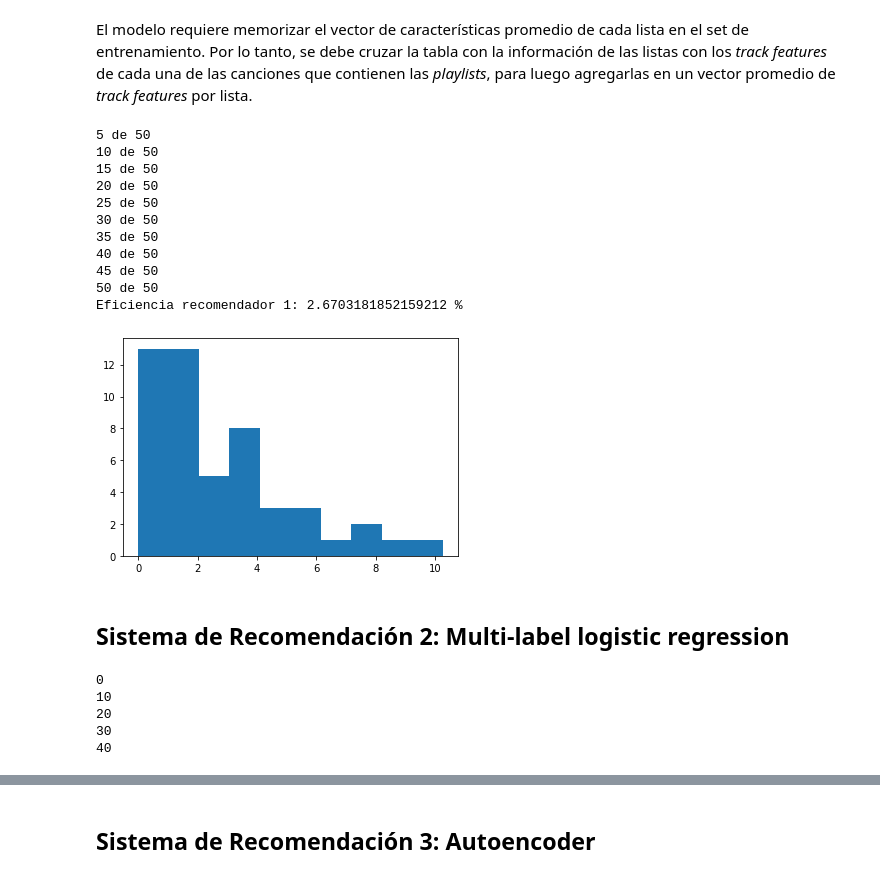
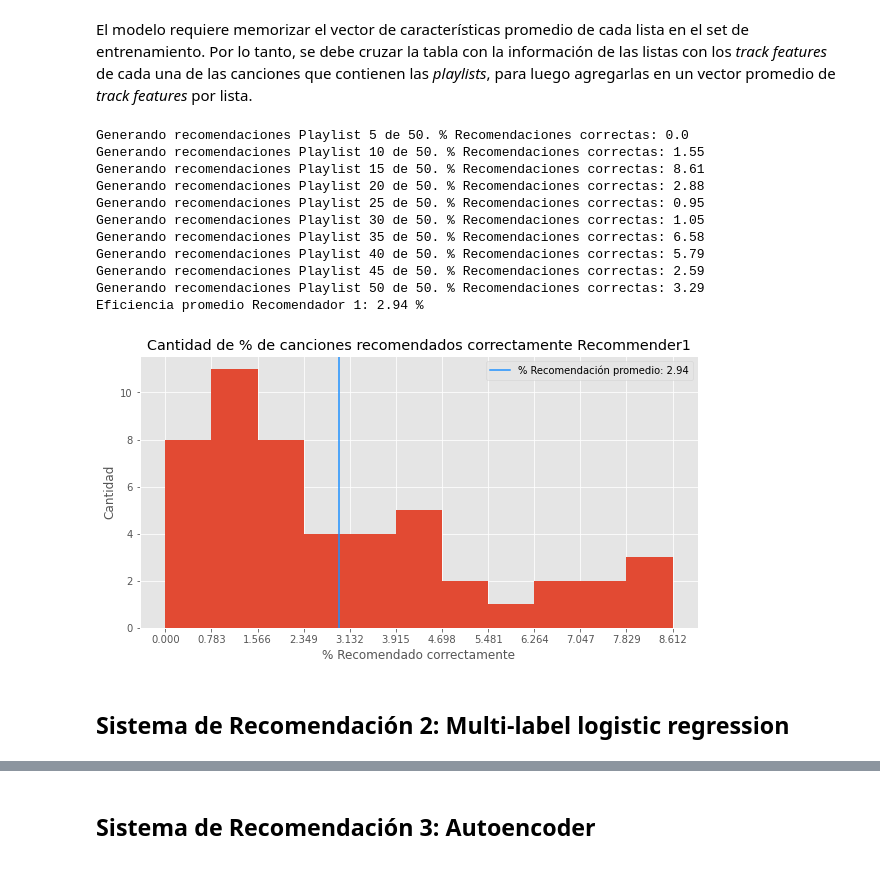
Before and after one commit to alcazar90/CC5205-3-proyecto, a Jupyter notebook: sandbox/pipeline_validacion.ipynb, the cells around one changed output, grey strips where cells are left out. Cells and saved outputs as stored; diff of their text form; code cells hidden in the pictures.

```diff
--- a/sandbox/pipeline_validacion.ipynb
+++ b/sandbox/pipeline_validacion.ipynb
@@ -2,14 +2,39 @@
 # Pipeline de Validación
 # %% [markdown]
 Cargamos las tablas de validación desde el github. Estas contienen track_features y playlists de las 50 playlists con más canciones del dataset de 2000 playlists. Ya se encuentran limpiadas (ambas tablas sólo contienen info de canciones de menos de 15 minutos y sin valores nulos).
+# %%
+# Módulos
+import pandas as pd
+import numpy as np
+from scipy.spatial import distance_matrix
+from sklearn.metrics.pairwise import cosine_similarity
+import matplotlib.pyplot as plt
+from sklearn.preprocessing import PolynomialFeatures
+from sklearn.linear_model import LogisticRegression
+import os
+import torch
+import torchvision
+from torch import nn
+from torch.autograd import Variable
+from torch.utils.data import DataLoader
+from torch.utils.data import Dataset
+
+from sklearn.preprocessing import StandardScaler
+
+import warnings
+warnings.filterwarnings("ignore")
+
+plt.style.use("ggplot")
 # %%
-import pandas as pd
-import numpy as np
-
 playlists_val = pd.read_csv('https://github.com/alcazar90/CC5205-3-proyecto/raw/main/data/validacion/50_playlists_validation.csv')
 tracks_val = pd.read_csv('https://github.com/alcazar90/CC5205-3-proyecto/raw/main/data/validacion/50_tracks_validation.csv')
 artist_info = pd.read_csv('https://github.com/alcazar90/CC5205-3-proyecto/raw/main/data/artist/2000_artist_sample.csv.gz')
+
+# Se genera set de pids (playlist id) únicos
+pids = list(set(playlists_val["pid"]))
+
 cols=tracks_val.columns
 tracks_val.columns=[col[15:] if col[:15]=="audio_features." else col for col in cols]
+tracks_val = tracks_val.drop(columns=["Unnamed: 0"])
 tracks_val.head(n=2)
 # %% [output]
@@ -171,36 +206,31 @@ features_by_pid_plus_artist = \
     .merge(artist_info[['artists.uri', 'artists.popularity']], left_on='artist_uri', right_on='artists.uri', how='left') \
     .drop(['artists.uri'], axis=1)
 # %%
-recomendador_1 =recommender_1()
+recomendador_1 = Recommender1()
 recomendador_1.fit(avg_features_by_pid.iloc[:, 1:].to_numpy(),
                    avg_features_by_pid.iloc[:, 0].to_numpy(),
                    features_by_pid_plus_artist)
 # %%
 np.random.seed(1991)
-eficiencia_1=validar_recomendador(recomendador_1)
-print("Eficiencia recomendador 1:", eficiencia_1,"%")
+eficiencia_1=validar_recomendador(playlists_val, pids, recomendador_1)
+print("Eficiencia promedio Recomendador 1:", round(eficiencia_1, 2),"%")
 # %% [output]
-5 de 50
-10 de 50
-15 de 50
-20 de 50
-25 de 50
-30 de 50
-35 de 50
-40 de 50
-45 de 50
-50 de 50
-Eficiencia recomendador 1: 2.6703181852159212 %
+Generando recomendaciones Playlist 5 de 50. % Recomendaciones correctas: 0.0
+Generando recomendaciones Playlist 10 de 50. % Recomendaciones correctas: 1.55
+Generando recomendaciones Playlist 15 de 50. % Recomendaciones correctas: 8.61
+Generando recomendaciones Playlist 20 de 50. % Recomendaciones correctas: 2.88
+Generando recomendaciones Playlist 25 de 50. % Recomendaciones correctas: 0.95
+Generando recomendaciones Playlist 30 de 50. % Recomendaciones correctas: 1.05
+Generando recomendaciones Playlist 35 de 50. % Recomendaciones correctas: 6.58
+Generando recomendaciones Playlist 40 de 50. % Recomendaciones correctas: 5.79
+Generando recomendaciones Playlist 45 de 50. % Recomendaciones correctas: 2.59
+Generando recomendaciones Playlist 50 de 50. % Recomendaciones correctas: 3.29
+Eficiencia promedio Recomendador 1: 2.94 %
-[figure, old version]
+[figure, new version]
 # %% [markdown]
 ## Sistema de Recomendación 2: Multi-label logistic regression
 # %%
-from sklearn.preprocessing import PolynomialFeatures
-from sklearn.linear_model import LogisticRegression
-import warnings
-warnings.filterwarnings("ignore")
-
-class recommender_2:
+class Recommender2:
     def __init__(self):
         pass
 
@@ -246,12 +276,3 @@ class recommender_2:
         y_recom=np.zeros(len(self.X))
         y_recom[final_order[:number]]=1
         return self.tracks_df.iloc[final_order][:number]["uri"]
-
-recomendador_2=recommender_2()
-recomendador_2.train(tracks_val, playlists_val)
-# %% [output]
-0
-10
-20
-30
-40
```
Also changed, not shown: parts of 12 cells of this notebook.
